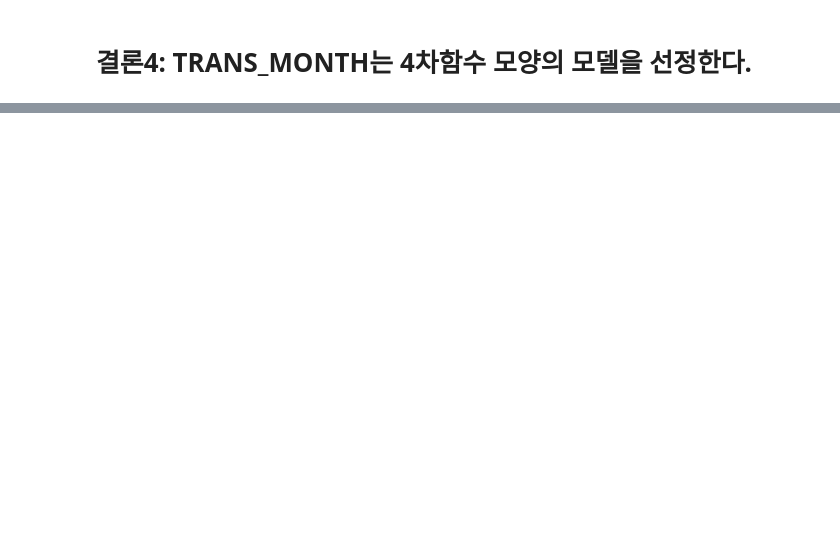
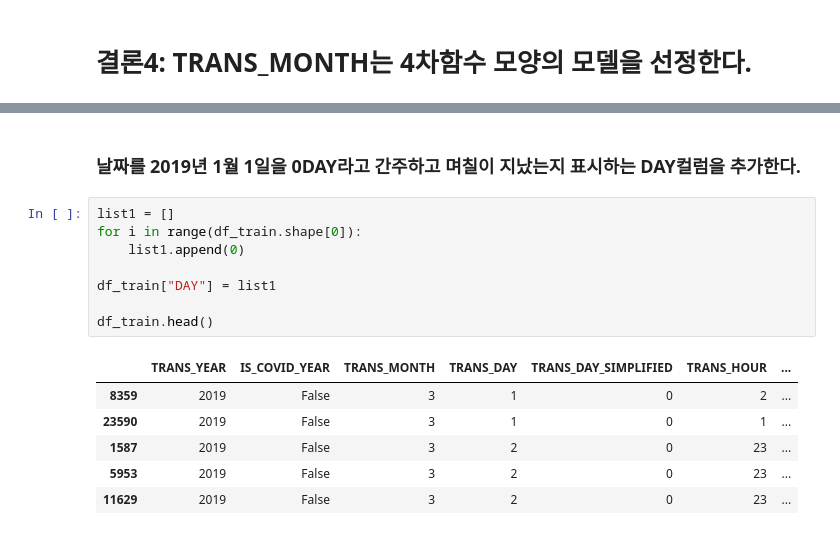
Before and after one commit to skmanzg/FraudDectectionProject2023, a Jupyter notebook: data_analysis.ipynb, the cells around one changed output, grey strips where cells are left out. Cells and saved outputs as stored; diff of their text form; blank space fills up the shorter version.

```diff
--- a/data_analysis.ipynb
+++ b/data_analysis.ipynb
@@ -425,0 +454,17 @@ STATE
+# %% [markdown]
+### 날짜를 2019년 1월 1일을 0DAY라고 간주하고 며칠이 지났는지 표시하는 DAY컬럼을 추가한다.
+# %%
+list1 = []
+for i in range(df_train.shape[0]):
+    list1.append(0)
+
+df_train["DAY"] = list1
+
+df_train.head()
+# %% [output]
+|  | TRANS_YEAR | IS_COVID_YEAR | TRANS_MONTH | TRANS_DAY | TRANS_DAY_SIMPLIFIED | TRANS_HOUR | ... |
+| 8359 | 2019 | False | 3 | 1 | 0 | 2 | ... |
+| 23590 | 2019 | False | 3 | 1 | 0 | 1 | ... |
+| 1587 | 2019 | False | 3 | 2 | 0 | 23 | ... |
+| 5953 | 2019 | False | 3 | 2 | 0 | 23 | ... |
+| 11629 | 2019 | False | 3 | 2 | 0 | 23 | ... |
```
Also changed, not shown: parts of 22 cells of this notebook, 1 other file.
